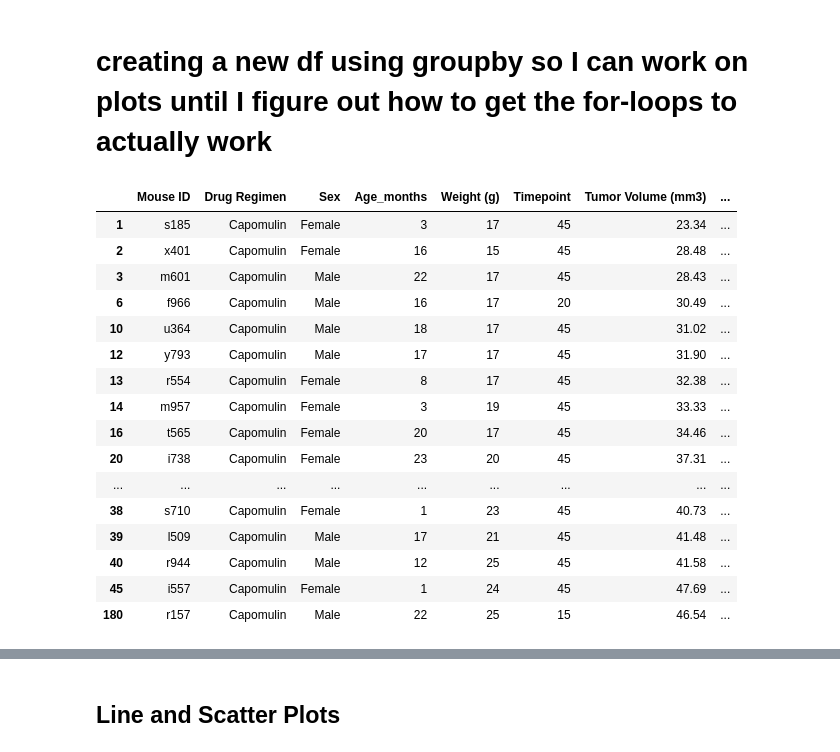
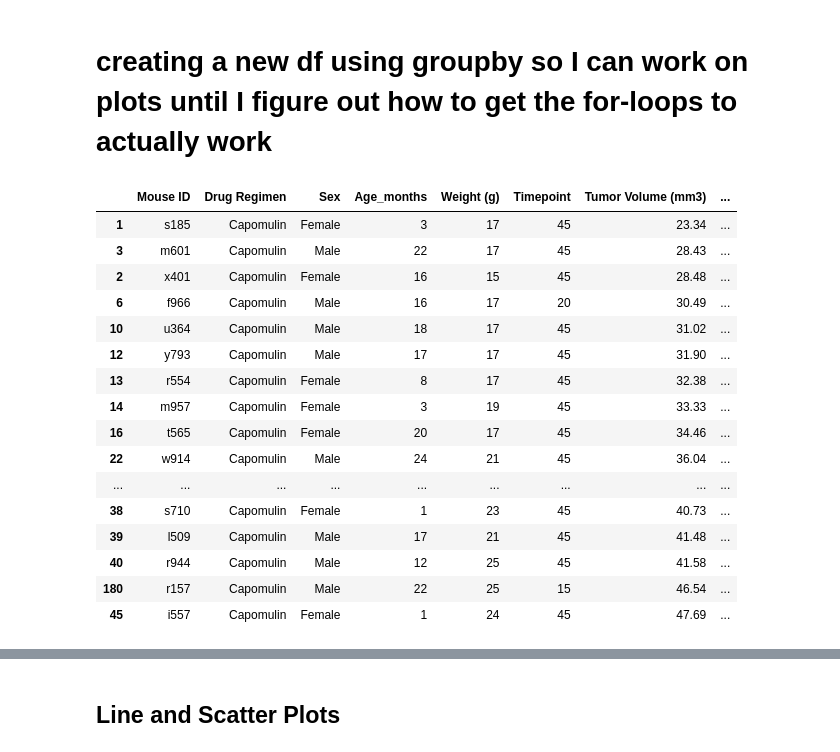
Before and after one commit to juliemcbaker/pymaceuticals, a Jupyter notebook: pymaceuticals_BAKER.ipynb, the cells around one changed output, grey strips where cells are left out. Saved outputs shown, nothing was run; the diff lists cells and outputs as text; code cells hidden in the pictures.

```diff
--- a/pymaceuticals_BAKER.ipynb
+++ b/pymaceuticals_BAKER.ipynb
@@ -640,25 +640,26 @@ tumor_volumes
 # %% [markdown]
 # creating a new df using groupby so I can work on plots until I figure out how to get the for-loops to actually work
 # %%
-#Capomulin, Ramicane, Infubinol, and Ceftamin
+#Capomulin df sorted by tumor vol
 capomulin_df = final_time_df.loc[final_time_df['Drug Regimen'] == 'Capomulin', :]
-capomulin_df
+capo_sorted_df = capomulin_df.sort_values("Tumor Volume (mm3)")
+capo_sorted_df
 # %% [output]
 |  | Mouse ID | Drug Regimen | Sex | Age_months | Weight (g) | Timepoint | Tumor Volume (mm3) | ... |
 | 1 | s185 | Capomulin | Female | 3 | 17 | 45 | 23.34 | ... |
+| 3 | m601 | Capomulin | Male | 22 | 17 | 45 | 28.43 | ... |
 | 2 | x401 | Capomulin | Female | 16 | 15 | 45 | 28.48 | ... |
-| 3 | m601 | Capomulin | Male | 22 | 17 | 45 | 28.43 | ... |
 | 6 | f966 | Capomulin | Male | 16 | 17 | 20 | 30.49 | ... |
 | 10 | u364 | Capomulin | Male | 18 | 17 | 45 | 31.02 | ... |
 | 12 | y793 | Capomulin | Male | 17 | 17 | 45 | 31.90 | ... |
 | 13 | r554 | Capomulin | Female | 8 | 17 | 45 | 32.38 | ... |
 | 14 | m957 | Capomulin | Female | 3 | 19 | 45 | 33.33 | ... |
 | 16 | t565 | Capomulin | Female | 20 | 17 | 45 | 34.46 | ... |
-| 20 | i738 | Capomulin | Female | 23 | 20 | 45 | 37.31 | ... |
+| 22 | w914 | Capomulin | Male | 24 | 21 | 45 | 36.04 | ... |
 | ... | ... | ... | ... | ... | ... | ... | ... | ... |
 | 38 | s710 | Capomulin | Female | 1 | 23 | 45 | 40.73 | ... |
 | 39 | l509 | Capomulin | Male | 17 | 21 | 45 | 41.48 | ... |
 | 40 | r944 | Capomulin | Male | 12 | 25 | 45 | 41.58 | ... |
+| 180 | r157 | Capomulin | Male | 22 | 25 | 15 | 46.54 | ... |
 | 45 | i557 | Capomulin | Female | 1 | 24 | 45 | 47.69 | ... |
-| 180 | r157 | Capomulin | Male | 22 | 25 | 15 | 46.54 | ... |
 # %%
```
Also changed, not shown: parts of 9 cells of this notebook.
